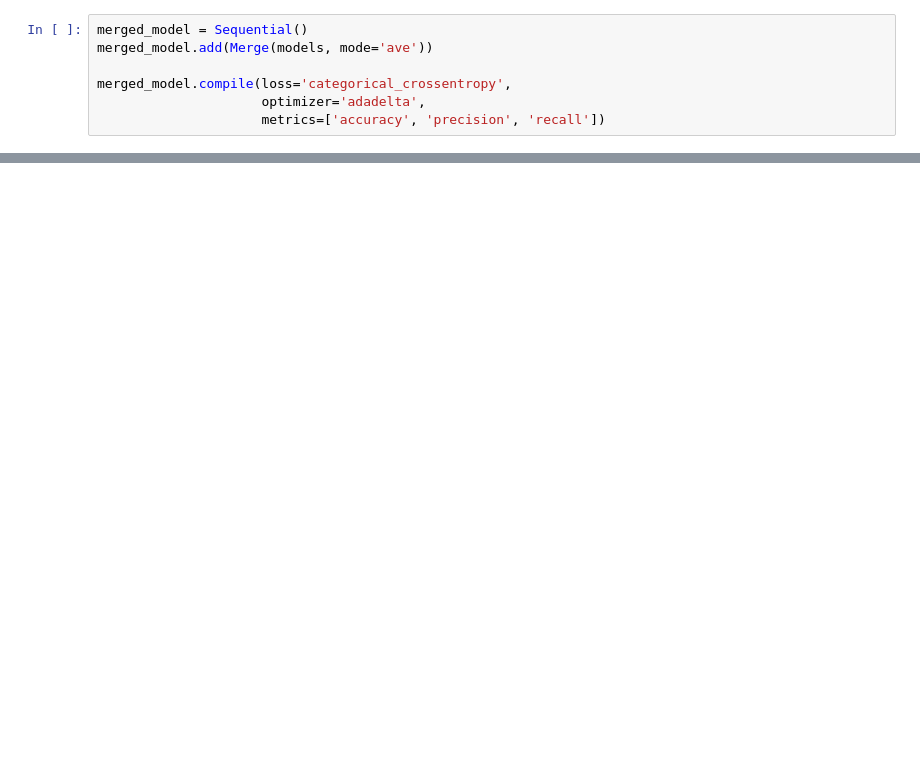
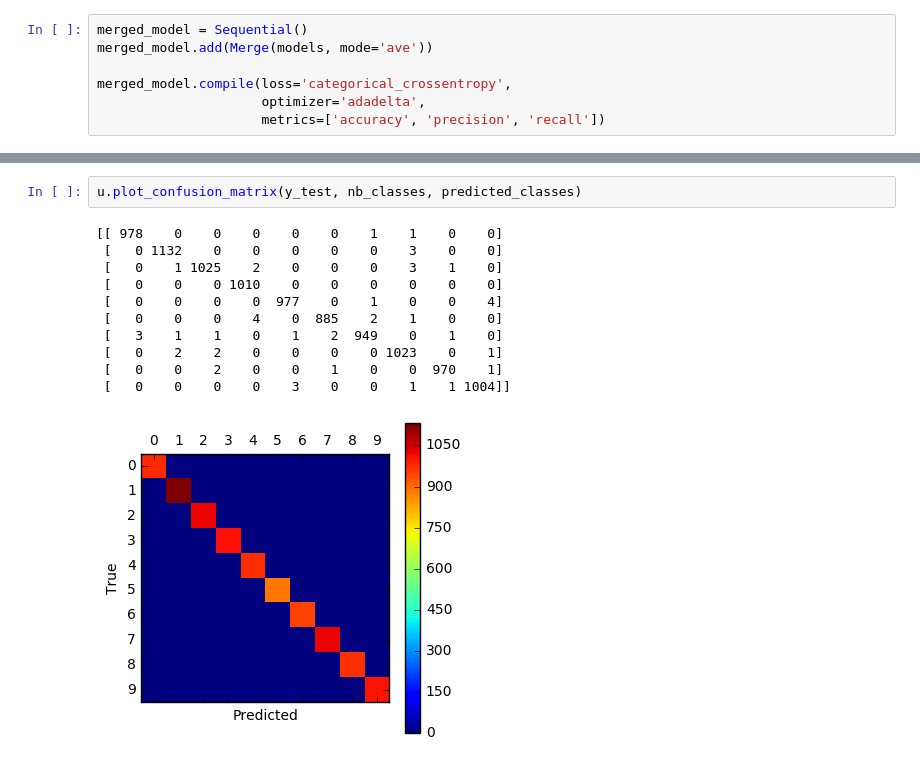
Before and after one commit to Kidel/In-Codice-Ratio-OCR-with-CNN, a Jupyter notebook: Notebooks/04_Mnist-Ensemble.ipynb, the cells around one changed output, grey strips where cells are left out. Cells and saved outputs as stored; diff of their text form; blank space fills up the shorter version.

```diff
--- a/Notebooks/04_Mnist-Ensemble.ipynb
+++ b/Notebooks/04_Mnist-Ensemble.ipynb
@@ -235,0 +271,14 @@ Test error: 1.45464536667 %
+# %%
+u.plot_confusion_matrix(y_test, nb_classes, predicted_classes)
+# %% [output]
+[[ 978    0    0    0    0    0    1    1    0    0]
+ [   0 1132    0    0    0    0    0    3    0    0]
+ [   0    1 1025    2    0    0    0    3    1    0]
+ [   0    0    0 1010    0    0    0    0    0    0]
+ [   0    0    0    0  977    0    1    0    0    4]
+ [   0    0    0    4    0  885    2    1    0    0]
+ [   3    1    1    0    1    2  949    0    1    0]
+ [   0    2    2    0    0    0    0 1023    0    1]
+ [   0    0    2    0    0    1    0    0  970    1]
+ [   0    0    0    0    3    0    0    1    1 1004]]
+[figure, added]
```
Also changed, not shown: parts of 7 cells of this notebook, 5 other files.
